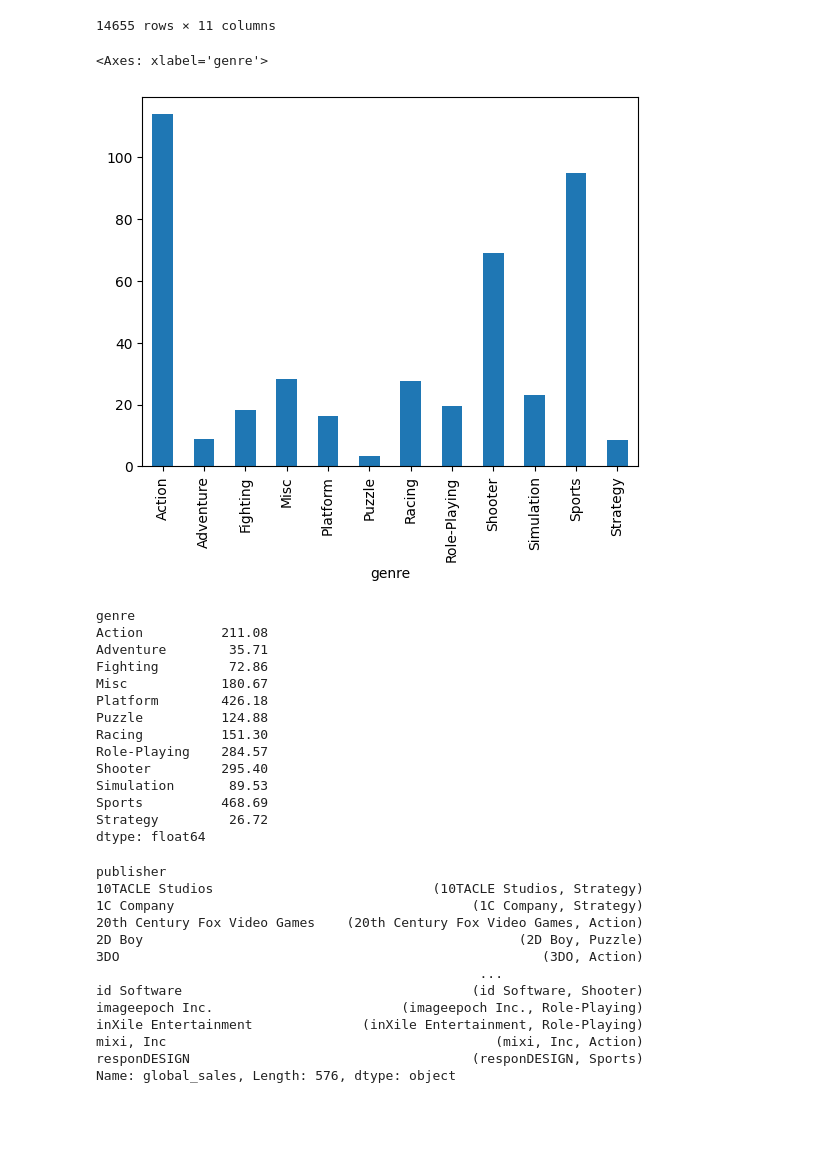
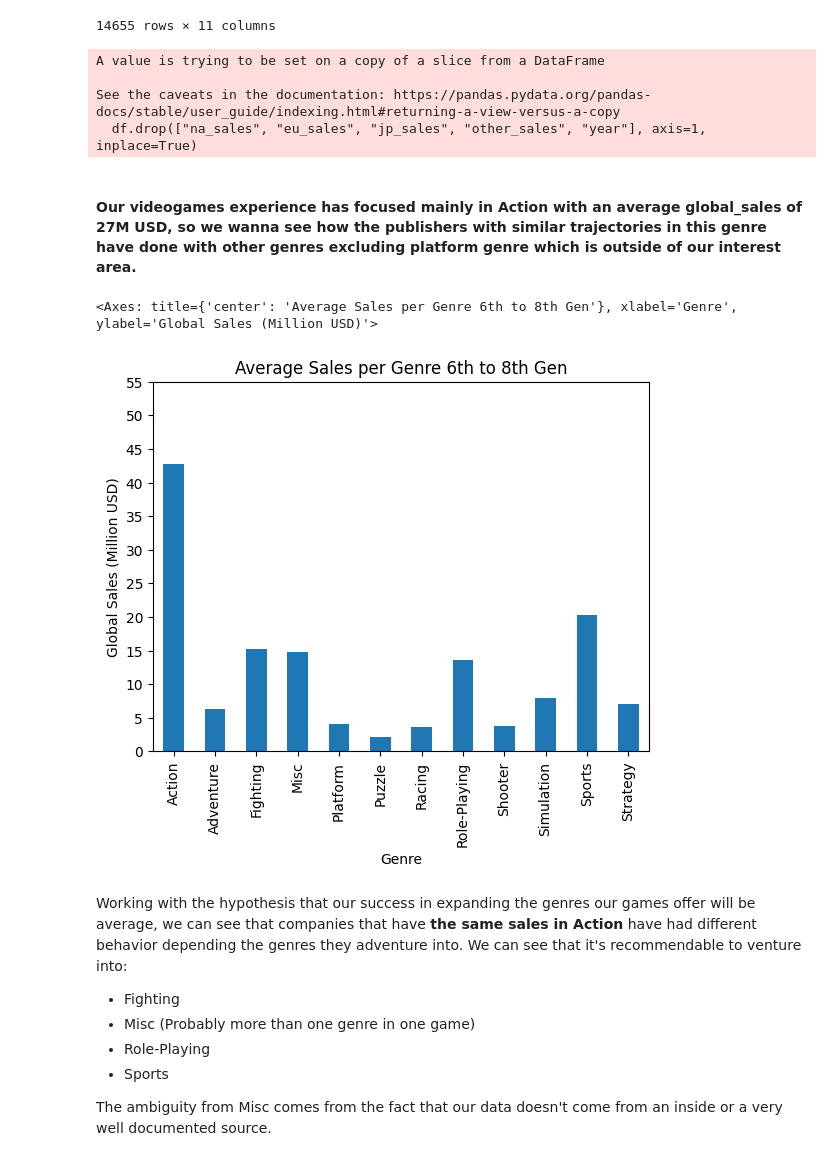
Before and after one commit to DAdolfo/Videogames, a Jupyter notebook: videogames.ipynb, the cells around one changed output. Saved outputs shown, nothing was run; the diff lists cells and outputs as text; code cells hidden in the pictures; blank space fills up the shorter version.

```diff
--- a/videogames.ipynb
+++ b/videogames.ipynb
@@ -101,33 +102,3 @@ df
 | 16599 | Know How 2 | DS | 2010.0 | Puzzle | 7G//AMES | 0.00 | 0.01 | 0.00 | 0.00 | ... |
 | 16600 | Spirits & Spells | GBA | 2003.0 | Platform | Wanadoo | 0.01 | 0.00 | 0.00 | 0.00 | ... |
 14655 rows × 11 columns
-# %%
-#Try #2 with Pivot Table
-#Our videogames experience has focused mainly in Action with an average global_sales of 27M USD,
-#so we wanna see how the publishers with the similar trajectories in this genre have done with other genres
-#excluding platform genre which is outside of our interest area
-table = pd.pivot_table(df, index = "publisher", values = "global_sales", columns="genre", aggfunc=np.sum)
-aimed_sales = table[(table["Action"]> 27) & (table["Action"]> 60)  & (table["Platform"]< 60)]
-mean_aimed_sales = aimed_sales.T.mean(axis=1)
-mean_aimed_sales.plot(kind= "bar")
-# %% [output]
-<Axes: xlabel='genre'>
-[figure, removed]
-# %%
-table2 = table.agg(max)
-table2
-# %% [output]
-genre
-Action          211.08
-Adventure        35.71
-Fighting         72.86
-Misc            180.67
-Platform        426.18
-Puzzle          124.88
-Racing          151.30
-Role-Playing    284.57
-Shooter         295.40
-Simulation       89.53
-Sports          468.69
-Strategy         26.72
-dtype: float64
@@ -137,17 +104,0 @@ publisher_genre_sales = df.groupby(["publisher", "genre"])["global_sales"].sum()
-# %%
-max_sales_pgenre = publisher_genre_sales.groupby("publisher").idxmax()
-max_sales_pgenre
-# %% [output]
-publisher
-10TACLE Studios                            (10TACLE Studios, Strategy)
-1C Company                                      (1C Company, Strategy)
-20th Century Fox Video Games    (20th Century Fox Video Games, Action)
-2D Boy                                                (2D Boy, Puzzle)
-3DO                                                      (3DO, Action)
-                                                 ...
-id Software                                     (id Software, Shooter)
-imageepoch Inc.                        (imageepoch Inc., Role-Playing)
-inXile Entertainment              (inXile Entertainment, Role-Playing)
-mixi, Inc                                          (mixi, Inc, Action)
-responDESIGN                                    (responDESIGN, Sports)
-Name: global_sales, Length: 576, dtype: object
@@ -155,0 +105,32 @@ total_sales_by_genre = df.groupby(["publisher", "genre"])["global_sales"].sum()
+# %%
+#As well, the first part of our analysis concerns the global sales of the videogames, we don't need the regional sales columns
+df.drop(["na_sales", "eu_sales", "jp_sales", "other_sales", "year"], axis=1, inplace=True)
+# %% [output]
+A value is trying to be set on a copy of a slice from a DataFrame
+
+See the caveats in the documentation: https://pandas.pydata.org/pandas-docs/stable/user_guide/indexing.html#returning-a-view-versus-a-copy
+  df.drop(["na_sales", "eu_sales", "jp_sales", "other_sales", "year"], axis=1, inplace=True)
+# %% [markdown]
+#### Our videogames experience has focused mainly in Action with an average global_sales of 27M USD, so we wanna see how the publishers with similar trajectories in this genre have done with other genres excluding platform genre which is outside of our interest area.
+# %%
+table = pd.pivot_table(df, index = "publisher", values = "global_sales", columns="genre", aggfunc=np.sum)
+
+#Now we get the restraints given for the analysis according with our experience and external factors to take into account
+aimed_sales = table[(table["Action"]> 27) & (table["Action"]< 60)  & (table["Platform"]< 60)]
+
+#We get the mean sales for each genre
+mean_aimed_sales = aimed_sales.T.mean(axis=1)
+mean_aimed_sales.plot(kind= "bar", yticks=range(0,60, 5), ylabel="Global Sales (Million USD)", xlabel="Genre",
+                      title="Average Sales per Genre 6th to 8th Gen")
+# %% [output]
+<Axes: title={'center': 'Average Sales per Genre 6th to 8th Gen'}, xlabel='Genre', ylabel='Global Sales (Million USD)'>
+[figure, added]
+# %% [markdown]
+Working with the hypothesis that our success in expanding the genres our games offer will be average, we can see that companies that have **the same sales in Action** have had different behavior depending the genres they adventure into.  We can see that it's recommendable to venture into:
+
+* Fighting
+* Misc (Probably more than one genre in one game)
+* Role-Playing
+* Sports
+
+The ambiguity from Misc comes from the fact that our data doesn't come from an inside or a very well documented source.
```
Also changed, not shown: parts of 13 cells of this notebook.
